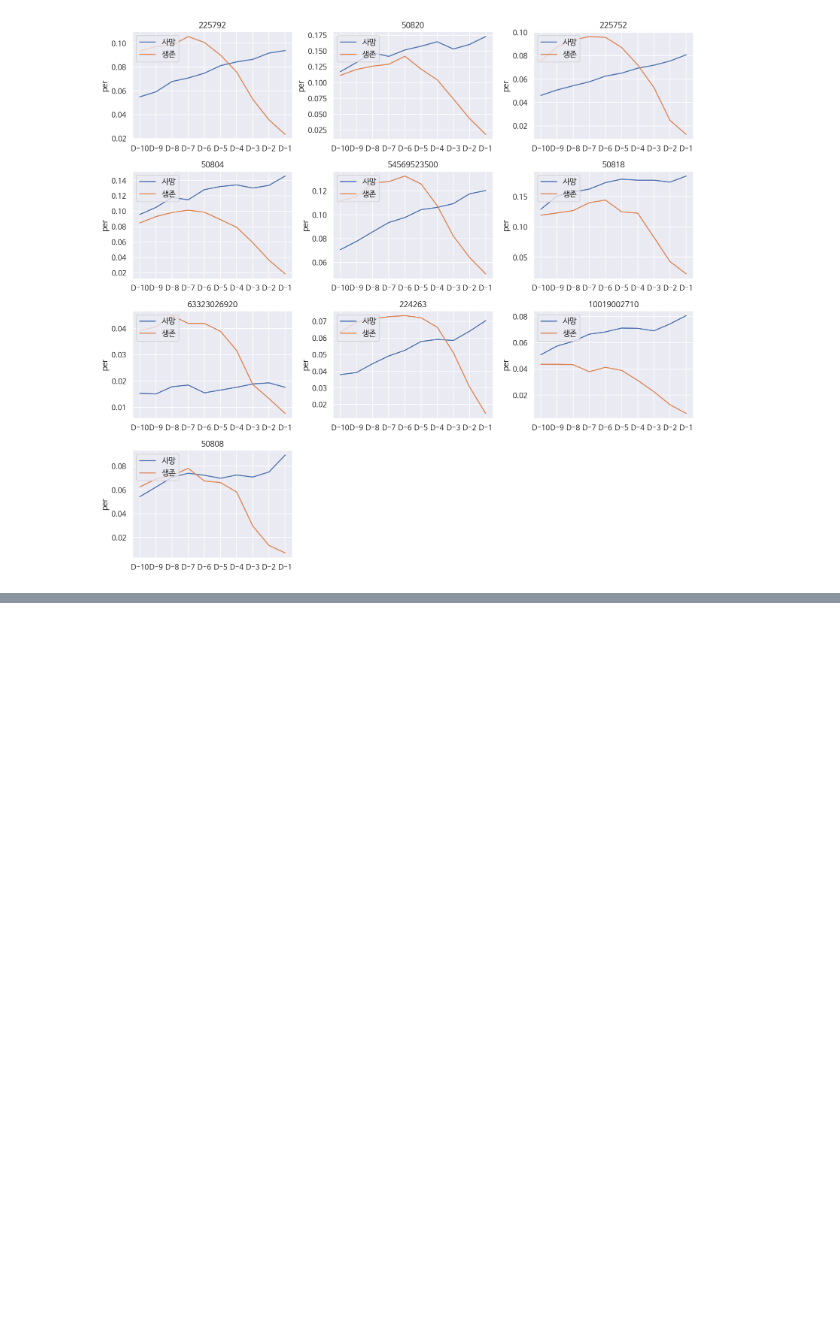
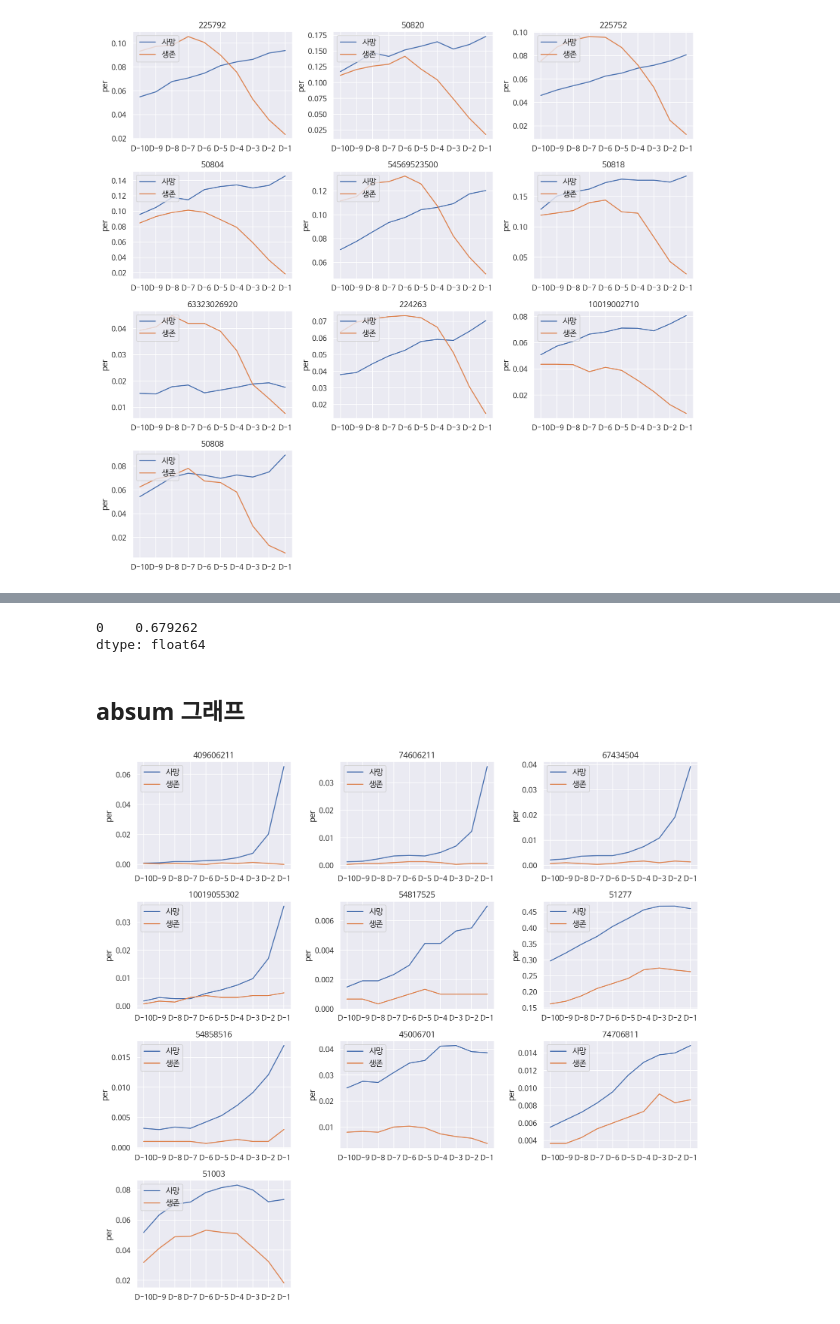
Before and after one commit to limeorange/MIMIC_Research, a Jupyter notebook: 14 RF, LSTM - 상위 n개 feature 정확도 & 그래프.ipynb, the cells around one changed output, grey strips where cells are left out. Drawn from its saved outputs; the diff is of its cells as text; code cells hidden in the pictures; blank space fills up the shorter version.

```diff
--- a/14 RF, LSTM - 상위 n개 feature 정확도 & 그래프.ipynb
+++ b/14 RF, LSTM - 상위 n개 feature 정확도 & 그래프.ipynb
@@ -1455,0 +1851,15 @@ absum(m2_변동성_feature,m2_변동성_feature[:10])
+# %%
+# seed = 42의 정확도 df 만들고 평균 확인 => 67.9
+df_42 = pd.DataFrame.from_dict(dic_42, orient='index')
+df_42.mean()
+# %% [output]
+0    0.679262
+dtype: float64
+# %% [markdown]
+## absum 그래프
+# %%
+mm_list = [409606211, 74606211, 67434504, 10019055302, 54817525,
+           51277, 54858516, 45006701, 74706811, 51003]
+absum(mm_list,mm_list[:10])
+# %% [output]
+[figure, added]
```
Also changed, not shown: parts of 29 cells of this notebook.
